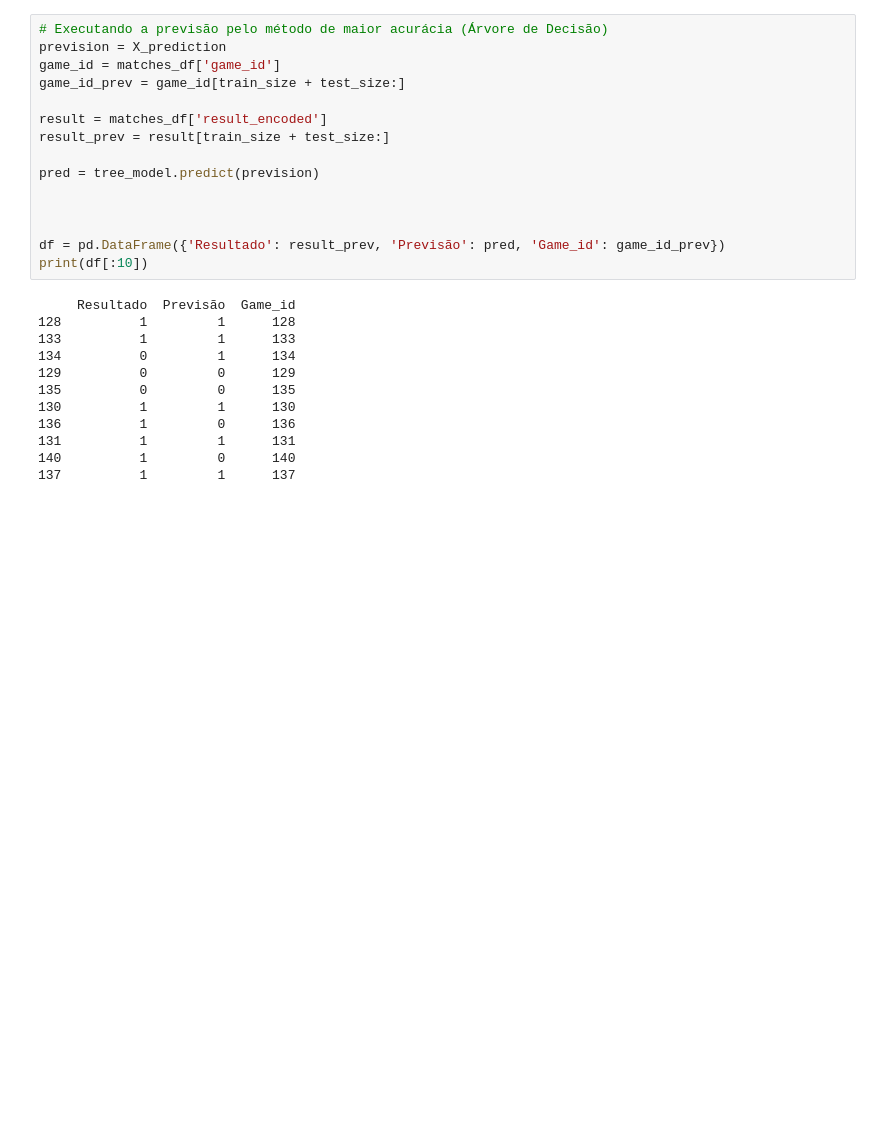
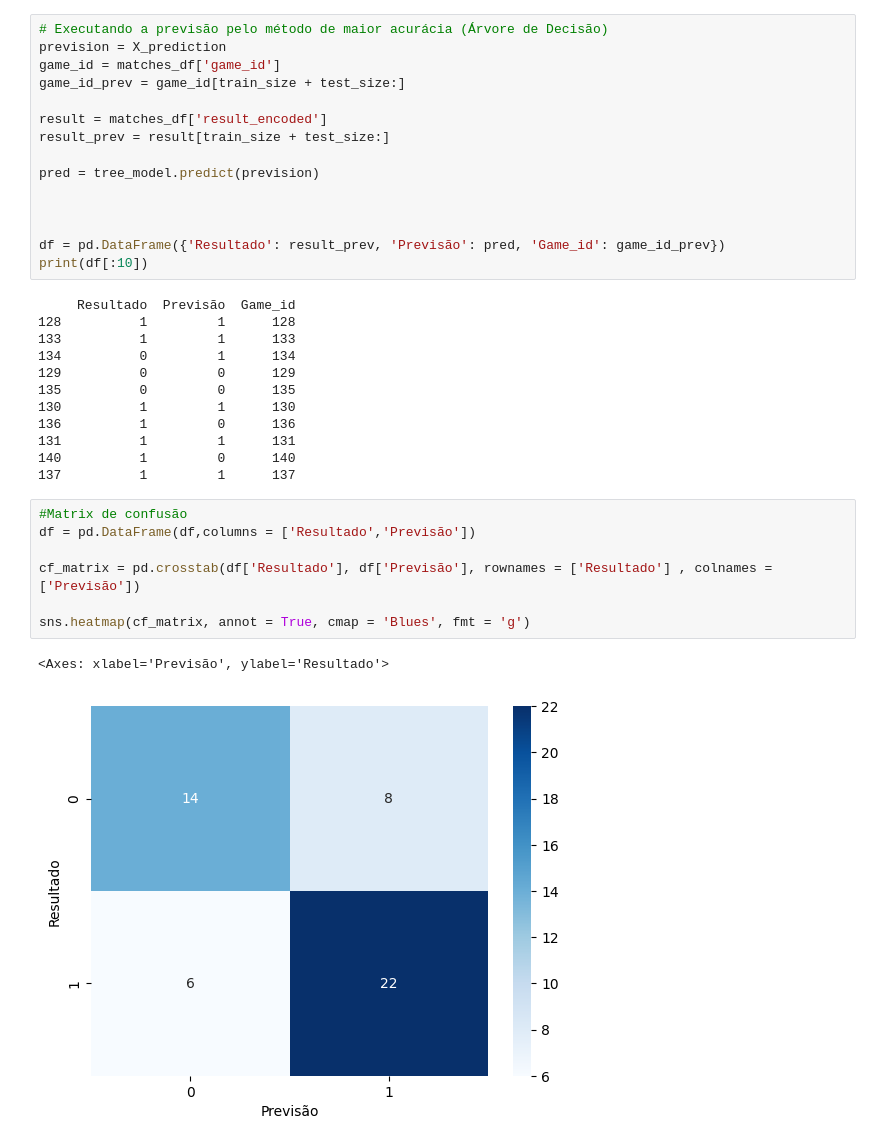
Before and after one commit to renan368/TCC-Renan-Oliveira, a Jupyter notebook: src/service/lck/LCK2.ipynb, the cells around one changed output. Drawn from its saved outputs; the diff is of its cells as text; blank space fills up the shorter version.

Commit message:
feat: add f1 score and confusion matrix

```diff
--- a/src/service/lck/LCK2.ipynb
+++ b/src/service/lck/LCK2.ipynb
@@ -227,3 +245,13 @@ print(df[:10])
 131          1         1      131
 140          1         0      140
 137          1         1      137
+# %%
+#Matrix de confusão
+df = pd.DataFrame(df,columns = ['Resultado','Previsão'])
+
+cf_matrix = pd.crosstab(df['Resultado'], df['Previsão'], rownames = ['Resultado'] , colnames = ['Previsão'])
+
+sns.heatmap(cf_matrix, annot = True, cmap = 'Blues', fmt = 'g')
+# %% [output]
+<Axes: xlabel='Previsão', ylabel='Resultado'>
+[figure, added]
```
Also changed, not shown: parts of 5 cells of this notebook, 7 other files.
